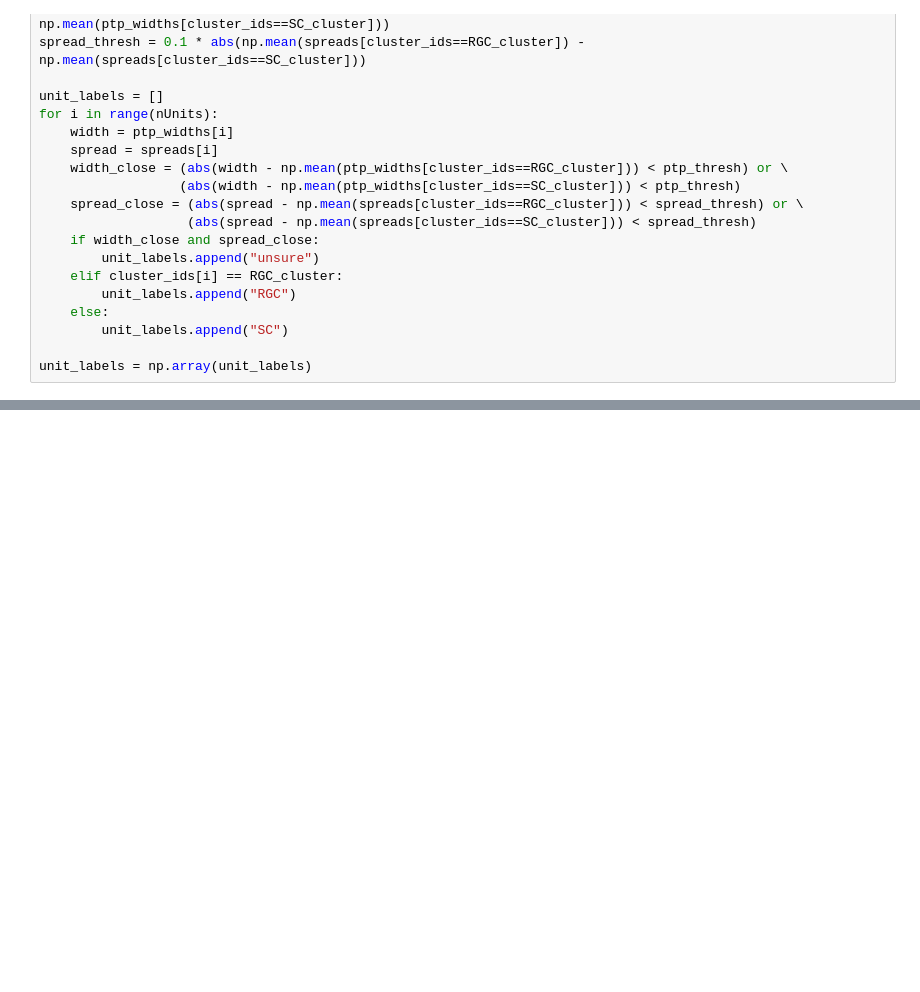
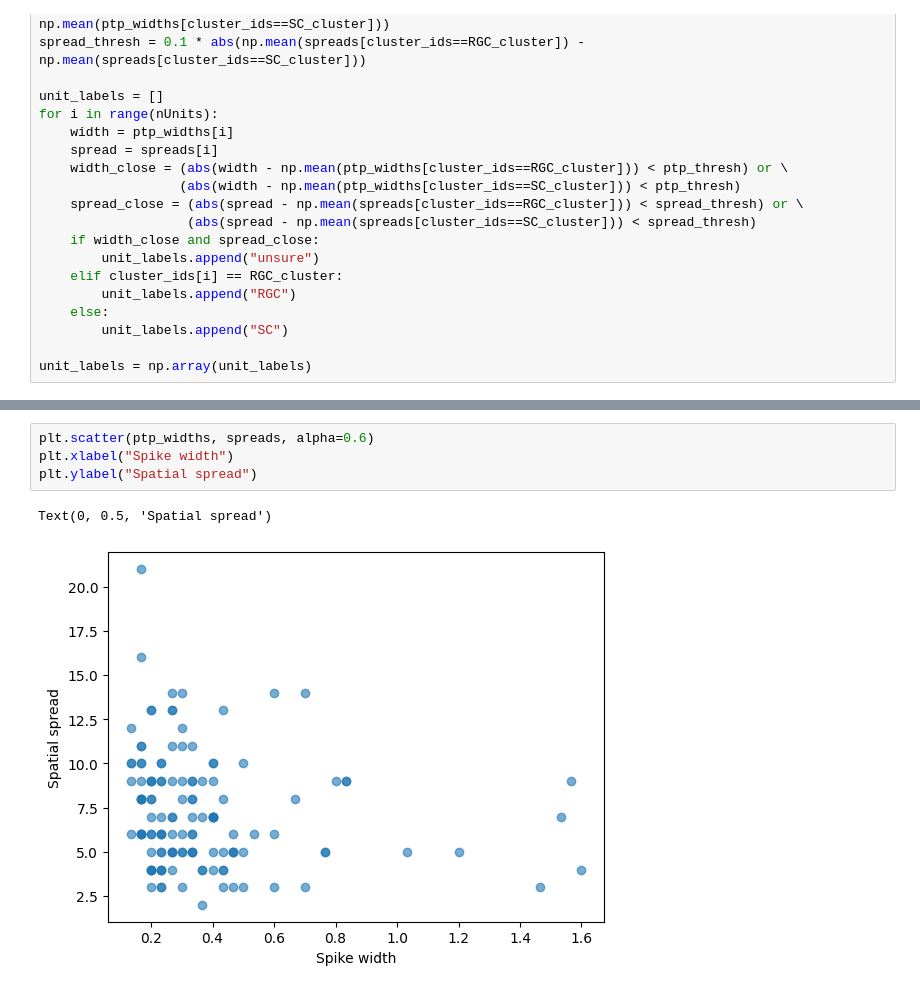
Before and after one commit to adev97/Senzai-Lab, a Jupyter notebook: analysis/cell_type_identification.ipynb, the cells around one changed output, grey strips where cells are left out. Cells and saved outputs as stored; diff of their text form; blank space fills up the shorter version.

```diff
--- a/analysis/cell_type_identification.ipynb
+++ b/analysis/cell_type_identification.ipynb
@@ -321,0 +343,7 @@ Text(0.5, 1.0, 'Spatial spread')
+# %%
+plt.scatter(ptp_widths, spreads, alpha=0.6)
+plt.xlabel("Spike width")
+plt.ylabel("Spatial spread")
+# %% [output]
+Text(0, 0.5, 'Spatial spread')
+[figure, added]
```
Also changed, not shown: parts of 8 cells of this notebook.
